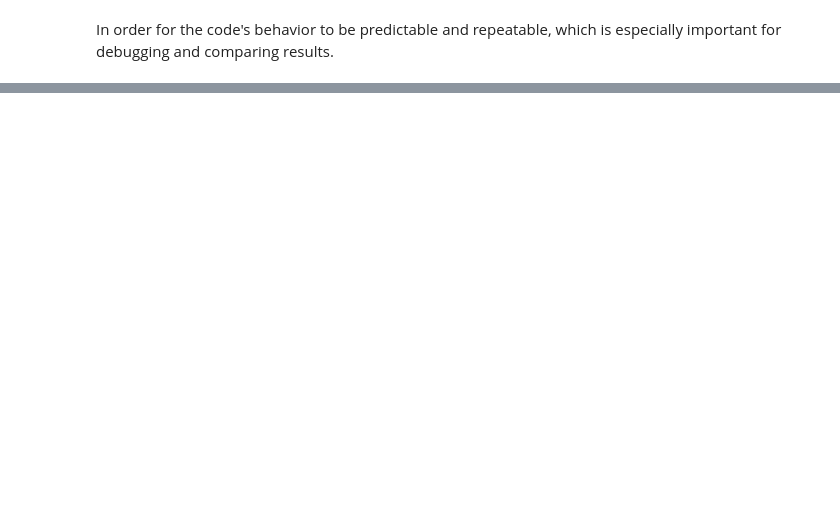
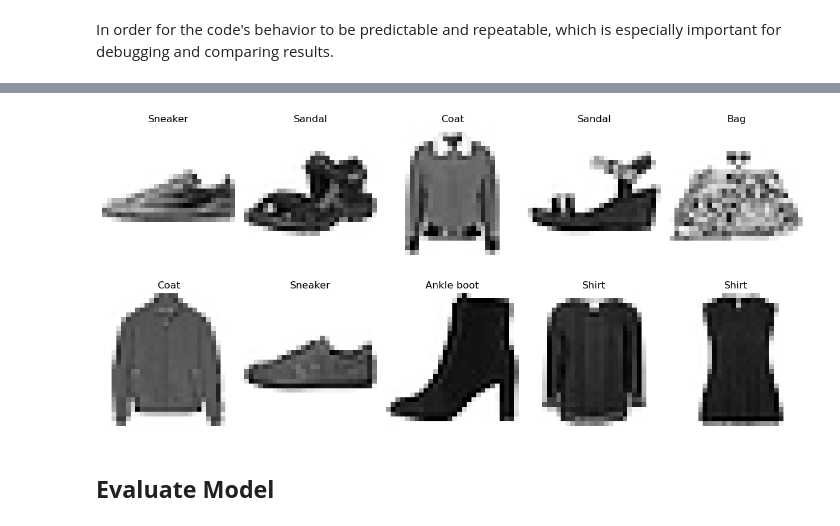
Before and after one commit to iamisaackn/AI-Fashion-Image-Classification, a Jupyter notebook: notebook.ipynb, the cells around one changed output, grey strips where cells are left out. Cells and saved outputs as stored; diff of their text form; code cells hidden in the pictures; blank space fills up the shorter version.

```diff
--- a/notebook.ipynb
+++ b/notebook.ipynb
@@ -229,0 +160,8 @@ Downloading tensorflow-2.18.0-cp310-cp310-manylinux_2_17_x86_64.manylinux2014_x8
+# %%
+model = models.Sequential([
+    layers.Conv2D(filters=32, kernel_size=3, strides=(1, 1), padding="valid", activation="relu", input_shape=[28, 28, 1]),
+    layers.MaxPooling2D(pool_size=(2,2)),
+    layers.Flatten(),
+    layers.Dense(units=128, activation='relu'),
+    layers.Dense(units=10, activation='softmax'),
+])
@@ -229,0 +190,2 @@ Downloading tensorflow-2.18.0-cp310-cp310-manylinux_2_17_x86_64.manylinux2014_x8
+# %%
+model.compile(optimizer='adam', loss='sparse_categorical_crossentropy', metrics=['accuracy'])
@@ -229,0 +194,2 @@ Downloading tensorflow-2.18.0-cp310-cp310-manylinux_2_17_x86_64.manylinux2014_x8
+# %%
+model.fit(X_train, y_train, epochs=10, batch_size=512, verbose=1, validation_data=(X_val, y_val))
@@ -229,0 +227,3 @@ Downloading tensorflow-2.18.0-cp310-cp310-manylinux_2_17_x86_64.manylinux2014_x8
+# %%
+label = np.argmax(model.predict(np.expand_dims(test_images[0], axis=0)).round(2))
+print("The label number is ", label)
@@ -229,0 +233,19 @@ Downloading tensorflow-2.18.0-cp310-cp310-manylinux_2_17_x86_64.manylinux2014_x8
+# %%
+# Create a figure to display images in a 2x5 grid
+fig, axes = plt.subplots(2, 5, figsize=(12, 6))
+
+# Select 10 random indices
+random_indices = np.random.choice(test_images.shape[0], 10, replace=False)
+
+# Plot the images and their predicted labels
+for i, idx in enumerate(random_indices):
+    ax = axes[i // 5, i % 5]
+    ax.imshow(test_images[idx].reshape(28, 28), cmap="Greys")
+    label = np.argmax(model.predict(np.expand_dims(test_images[idx], axis=0)).round(2))
+    ax.set_title(label_names[label])
+    ax.axis('off')
+
+# Display the grid
+plt.tight_layout()
+plt.show()
+# %% [output]
@@ -229,0 +262,3 @@ Downloading tensorflow-2.18.0-cp310-cp310-manylinux_2_17_x86_64.manylinux2014_x8
+[figure, added]
+# %% [markdown]
+## **Evaluate Model**
```
Also changed, not shown: parts of 80 cells of this notebook, 7 other files.
